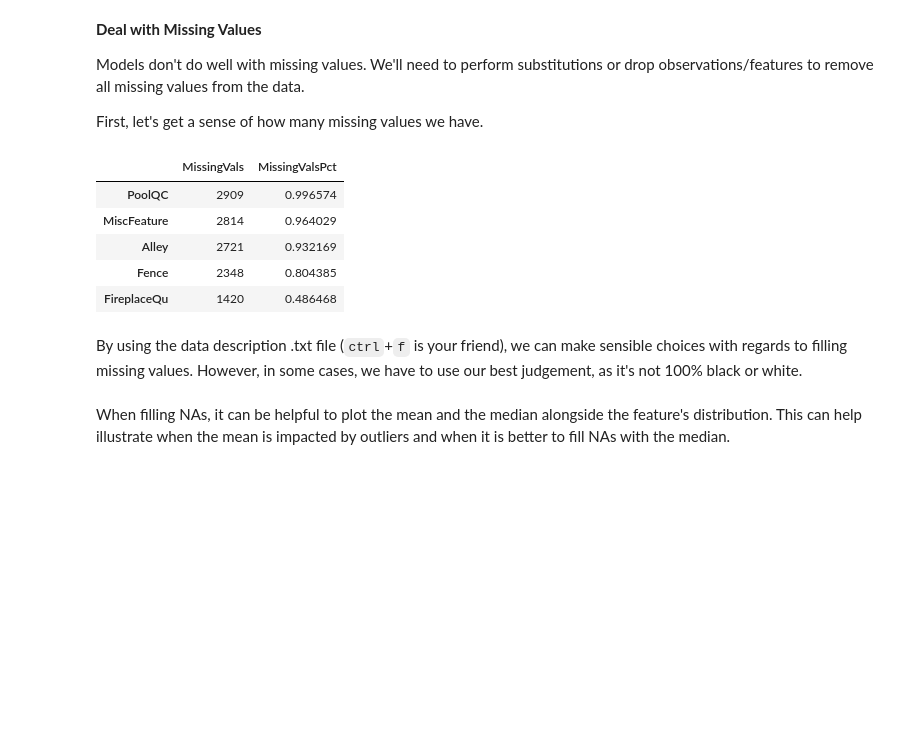
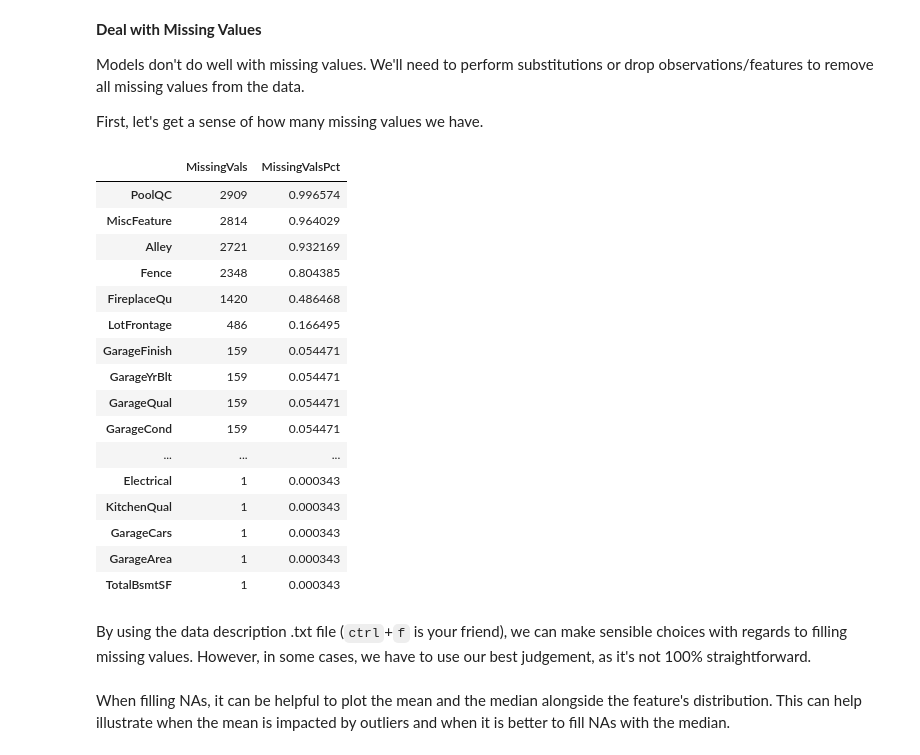
Before and after one commit to amypeniston/kaggle-competitions, a Jupyter notebook: house-prices/2_Data_Prep_Modeling.ipynb, the cells around one changed output. Drawn from its saved outputs; the diff is of its cells as text; code cells hidden in the pictures; blank space fills up the shorter version.

```diff
--- a/house-prices/2_Data_Prep_Modeling.ipynb
+++ b/house-prices/2_Data_Prep_Modeling.ipynb
@@ -108,17 +111,28 @@ First, let's get a sense of how many missing values we have.
 # %%
 temp = pd.concat([train.drop(columns="SalePrice"), test])
 nulls = temp.isnull().sum()[temp.isnull().sum() > 0].sort_values(ascending=False).to_frame().rename(columns={0: "MissingVals"})
 nulls["MissingValsPct"] = nulls["MissingVals"] / len(temp)
-nulls.head()
+nulls
 # %% [output]
 |  | MissingVals | MissingValsPct |
 | PoolQC | 2909 | 0.996574 |
 | MiscFeature | 2814 | 0.964029 |
 | Alley | 2721 | 0.932169 |
 | Fence | 2348 | 0.804385 |
 | FireplaceQu | 1420 | 0.486468 |
+| LotFrontage | 486 | 0.166495 |
+| GarageFinish | 159 | 0.054471 |
+| GarageYrBlt | 159 | 0.054471 |
+| GarageQual | 159 | 0.054471 |
+| GarageCond | 159 | 0.054471 |
+| ... | ... | ... |
+| Electrical | 1 | 0.000343 |
+| KitchenQual | 1 | 0.000343 |
+| GarageCars | 1 | 0.000343 |
+| GarageArea | 1 | 0.000343 |
+| TotalBsmtSF | 1 | 0.000343 |
 # %% [markdown]
-By using the data description .txt file (`ctrl`+`f` is your friend), we can make sensible choices with regards to filling missing values. However, in some cases, we have to use our best judgement, as it's not 100% black or white.
+By using the data description .txt file (`ctrl`+`f` is your friend), we can make sensible choices with regards to filling missing values. However, in some cases, we have to use our best judgement, as it's not 100% straightforward.
 # %%
 # Very helpful: https://www.kaggle.com/juliencs/a-study-on-regression-applied-to-the-ames-dataset
 
```
Also changed, not shown: parts of 36 cells of this notebook, 1 other file.
